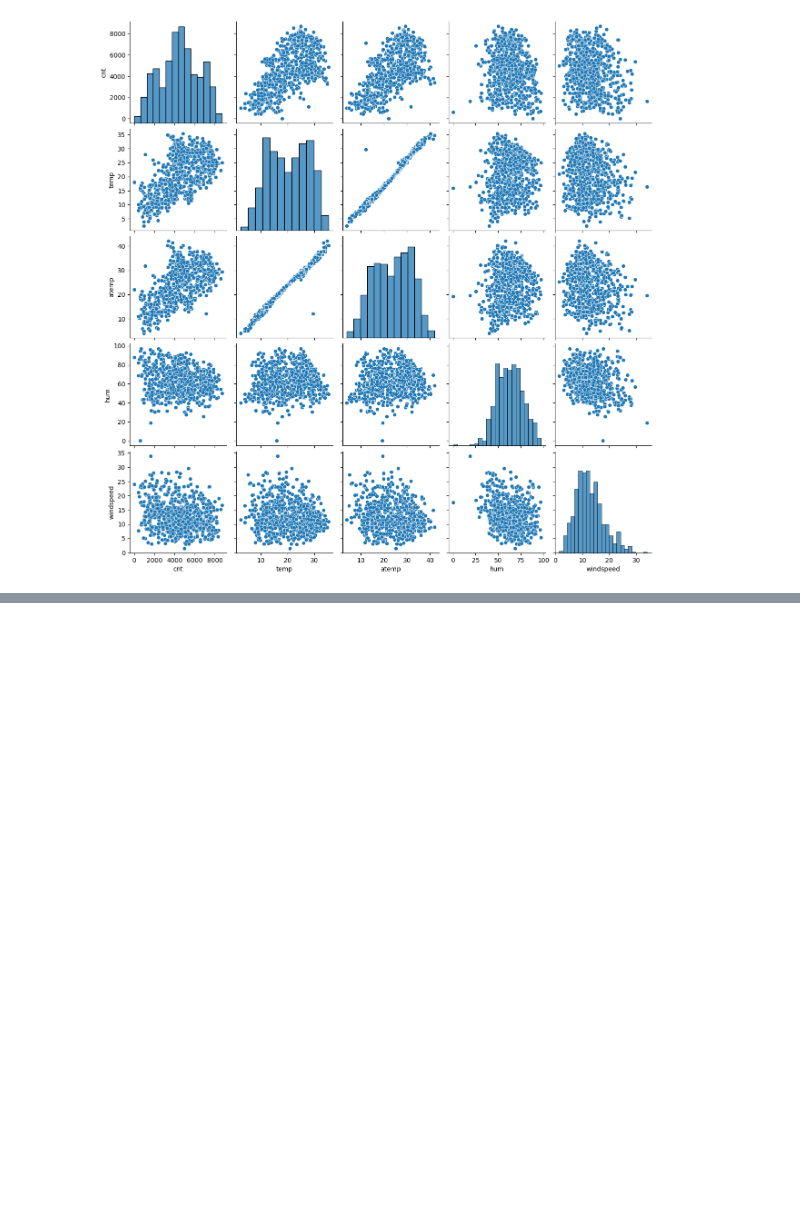
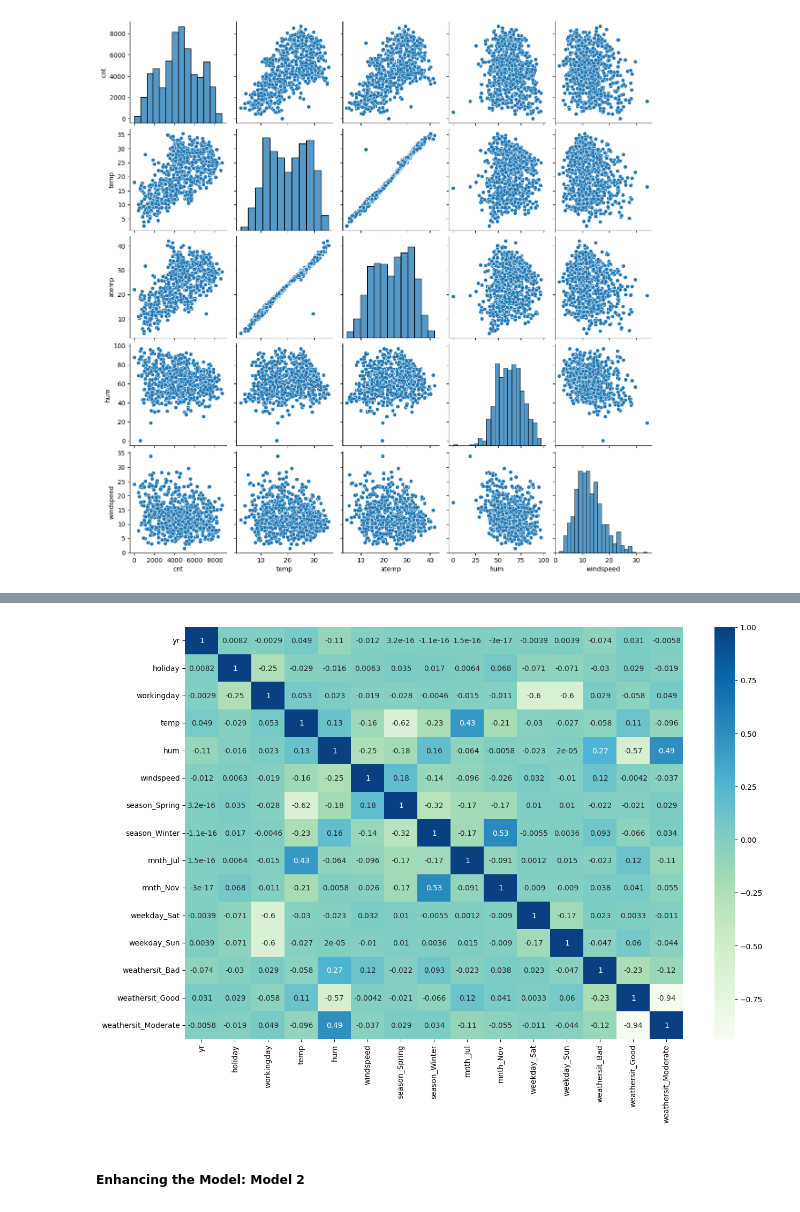
Before and after one commit to 90mlnoob/BikeSharing-LinearRegression, a Jupyter notebook: BoomBikesAssignment.ipynb, the cells around one changed output, grey strips where cells are left out. Drawn from its saved outputs; the diff is of its cells as text; code cells hidden in the pictures; blank space fills up the shorter version.

```diff
--- a/BoomBikesAssignment.ipynb
+++ b/BoomBikesAssignment.ipynb
@@ -293,0 +324,3 @@ The clear weathershit has highest demand
+# %%
+bike_sharing_df = pd.get_dummies(data=bike_sharing_df,columns=["season","mnth","weekday"],drop_first=True)
+bike_sharing_df = pd.get_dummies(data=bike_sharing_df,columns=["weathersit"])
@@ -293,0 +357,5 @@ The clear weathershit has highest demand
+# %%
+# Converting the Boolean columns with True/False to 1/0.
+bool_columns = bike_sharing_df.select_dtypes(include=[bool]).columns
+
+bike_sharing_df[bool_columns] = bike_sharing_df[bool_columns].astype(int)
@@ -293,0 +509,8 @@ The clear weathershit has highest demand
+# %%
+selected_cols = ['yr', 'holiday', 'workingday', 'temp', 'hum', 'windspeed',
+       'season_Spring', 'season_Winter', 'mnth_Jul', 'mnth_Nov', 'weekday_Sat',
+       'weekday_Sun', 'weathersit_Bad', 'weathersit_Good', 'weathersit_Moderate'
+       ]
+
+build_model_using_sm(selected_cols)
+calculate_vif(selected_cols)
@@ -293,0 +535,10 @@ The clear weathershit has highest demand
+# %%
+# Checking correlation of features selected by RFE with target column.
+# Also to check impact of different features on target.
+plt.figure(figsize = (15,10))
+sns.heatmap(bike_sharing_df[selected_cols].corr(), cmap='GnBu', annot=True)
+plt.show()
+# %% [output]
+[figure, added]
+# %% [markdown]
+##### Enhancing the Model: Model 2
```
Also changed, not shown: parts of 70 cells of this notebook.
